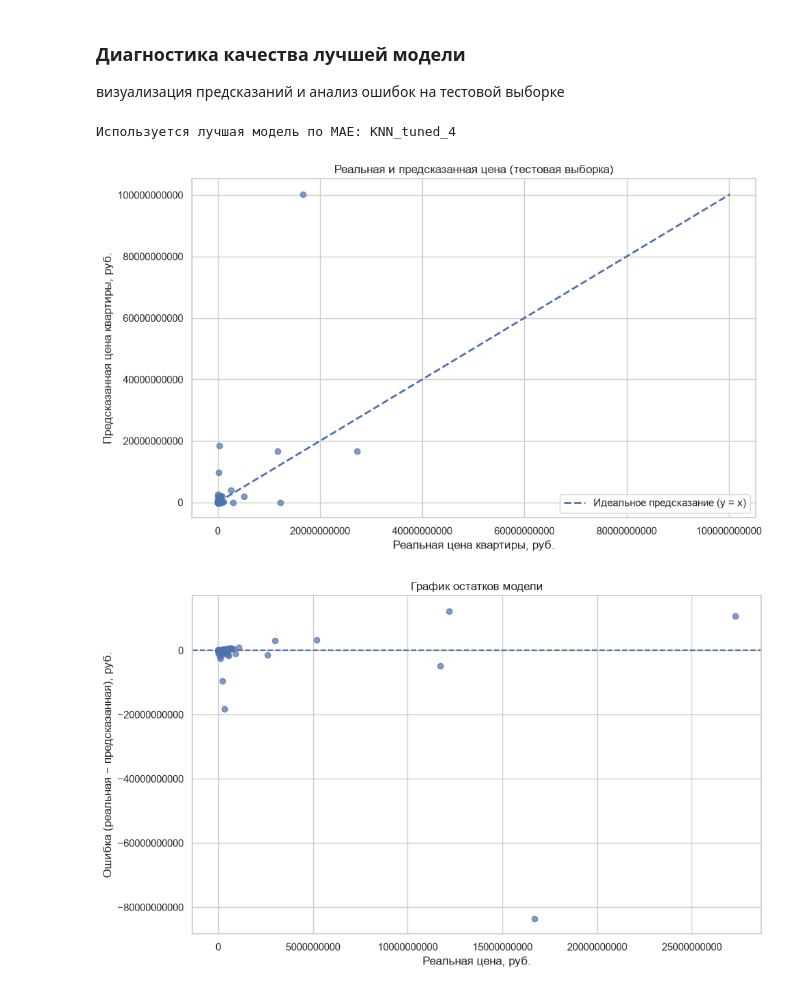
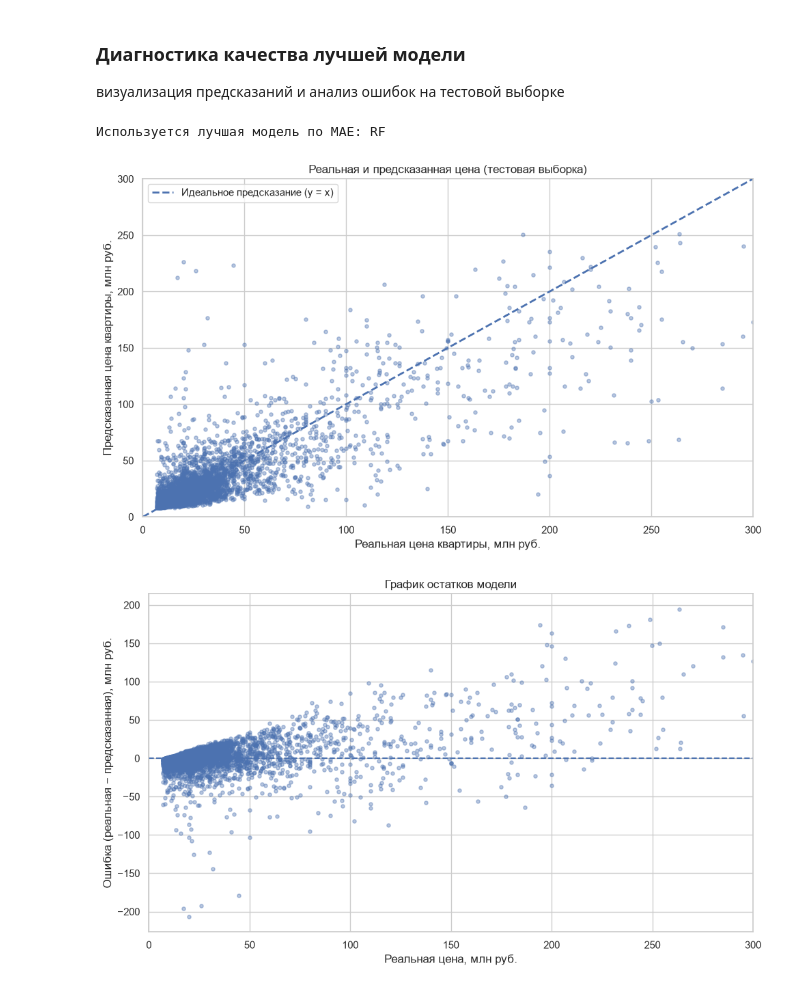
Before and after one commit to o-Anna-o/Prognosis_system, a Jupyter notebook: Prognosis_system.ipynb, the cells around one changed output. Drawn from its saved outputs; the diff is of its cells as text; code cells hidden in the pictures.

```diff
--- a/Prognosis_system.ipynb
+++ b/Prognosis_system.ipynb
@@ -681,6 +860,5 @@ display(regrMetricLogger.table())
 # %%
-# Сводная таблица метрик берётся напрямую из логгера (fast dict-версия)
-metrics_table = regrMetricLogger.table()
+# Сравнение предсказанных и реальных цен (в млн руб.)
 best_model_name = metrics_table['MAE'].idxmin()
 best_model = regr_models.get(best_model_name)
 if best_model is None and 'regr_models_grid' in globals():
@@ -691,11 +869,18 @@ if best_model is None:
 
 best_model.fit(regr_X_train, regr_Y_train)
 pred_test = best_model.predict(regr_X_test)
+
 comparison = pd.DataFrame({
-    'real_price_rub': regr_Y_test.to_numpy(),
-    'predicted_price_rub': pred_test.round(0)
+    'real_price_rub': regr_Y_test.to_numpy(dtype=float),
+    'predicted_price_rub': pred_test,
 })
-comparison['error_rub'] = comparison['real_price_rub'] - comparison['predicted_price_rub']
-print('Сравнение предсказанных и реальных цен (первые 10 объектов):')
-display(comparison.head(10))
+comparison['real_mln'] = comparison['real_price_rub'] / 1e6
+comparison['predicted_mln'] = comparison['predicted_price_rub'] / 1e6
+comparison['error_mln'] = comparison['real_mln'] - comparison['predicted_mln']
+
+# Информация об объектах тестовой выборки — для осмысленных подписей на графике
+test_info = df.loc[regr_Y_test.index, ['district', 'area', 'period_start_date']]
+
+print(f'Сравнение предсказанных и реальных цен (модель: {best_model_name}, первые 10 объектов):')
+display(comparison[['real_mln', 'predicted_mln', 'error_mln']].round(2).head(10))
 # %% [output]
@@ -740,52 +928,59 @@ else:
 ### Диагностика качества лучшей модели
 визуализация предсказаний и анализ ошибок на тестовой выборке
 # %%
-# Сводная таблица метрик берётся напрямую из логгера (fast dict-версия)
-metrics_table = regrMetricLogger.table()
+# Диагностика качества лучшей модели (все величины — в млн руб.)
 best_model_name = metrics_table['MAE'].idxmin()
 best_model = regr_models.get(best_model_name)
 if best_model is None and 'regr_models_grid' in globals():
     best_model = regr_models_grid.get(best_model_name)
 
 print(f'\nИспользуется лучшая модель по MAE: {best_model_name}')
 best_model.fit(regr_X_train, regr_Y_train)
 pred_test = best_model.predict(regr_X_test)
 comparison = pd.DataFrame({
-    'real_price': regr_Y_test.to_numpy(),
-    'predicted_price': pred_test,
-    'error': regr_Y_test.to_numpy() - pred_test
+    'real_mln': regr_Y_test.to_numpy(dtype=float) / 1e6,
+    'predicted_mln': np.asarray(pred_test, dtype=float) / 1e6,
 })
-comparison['error_pct'] = comparison['error'].abs() / comparison['real_price'].replace(0, np.nan) * 100
+comparison['error_mln'] = comparison['real_mln'] - comparison['predicted_mln']
+comparison['error_pct'] = comparison['error_mln'].abs() / comparison['real_mln'].replace(0, np.nan) * 100
+
+AXIS_LIMIT_MLN = 300  # шкала графиков — до 300 млн руб.
 
 plt.figure(figsize=(10, 6))
-plt.scatter(comparison['real_price'], comparison['predicted_price'], alpha=0.7)
-low = min(comparison['real_price'].min(), comparison['predicted_price'].min())
-high = max(comparison['real_price'].max(), comparison['predicted_price'].max())
-plt.plot([low, high], [low, high], linestyle='--', linewidth=2, label='Идеальное предсказание (y = x)')
-plt.xlabel('Реальная цена квартиры, руб.')
-plt.ylabel('Предсказанная цена квартиры, руб.')
+plt.scatter(comparison['real_mln'], comparison['predicted_mln'], alpha=0.4, s=14)
+plt.plot([0, AXIS_LIMIT_MLN], [0, AXIS_LIMIT_MLN], linestyle='--', linewidth=2, label='Идеальное предсказание (y = x)')
+plt.xlim(0, AXIS_LIMIT_MLN)
+plt.ylim(0, AXIS_LIMIT_MLN)
+plt.xlabel('Реальная цена квартиры, млн руб.')
+plt.ylabel('Предсказанная цена квартиры, млн руб.')
 plt.title('Реальная и предсказанная цена (тестовая выборка)')
-plt.ticklabel_format(style='plain', axis='both')
 plt.legend(); plt.grid(True); plt.tight_layout(); plt.show()
 
 plt.figure(figsize=(10, 6))
-plt.scatter(comparison['real_price'], comparison['error'], alpha=0.7)
+plt.scatter(comparison['real_mln'], comparison['error_mln'], alpha=0.4, s=14)
 plt.axhline(y=0, linestyle='--')
-plt.xlabel('Реальная цена, руб.')
-plt.ylabel('Ошибка (реальная − предсказанная), руб.')
+plt.xlim(0, AXIS_LIMIT_MLN)
+plt.xlabel('Реальная цена, млн руб.')
+plt.ylabel('Ошибка (реальная − предсказанная), млн руб.')
 plt.title('График остатков модели')
-plt.ticklabel_format(style='plain', axis='both')
 plt.grid(True); plt.tight_layout(); plt.show()
 
-print('\nСтатистика ошибок модели:')
-print(f"MAE = {comparison['error'].abs().mean():,.2f} руб.")
-print(f"Максимальная абсолютная ошибка = {comparison['error'].abs().max():,.2f} руб.")
-print(f"Средняя ошибка = {comparison['error'].mean():,.2f} руб.")
+print('\nСтатистика ошибок модели (в млн руб.):')
+print(f"MAE = {comparison['error_mln'].abs().mean():.2f} млн руб.")
+print(f"Максимальная абсолютная ошибка = {comparison['error_mln'].abs().max():.2f} млн руб.")
+print(f"Средняя ошибка = {comparison['error_mln'].mean():.2f} млн руб.")
 print('\nОтносительные показатели:')
 print(f"MAPE = {comparison['error_pct'].mean():.2f}%")
-print(f"Доля прогнозов с ошибкой < 10% = {(comparison['error_pct'] < 10).mean() * 100:.1f}%")
-print(f"Доля прогнозов с ошибкой < 15% = {(comparison['error_pct'] < 15).mean() * 100:.1f}%")
+
+# Отдельный вывод точности прогнозов (accuracy)
+print('\nТочность прогнозов (accuracy):')
+for tol in (10, 15, 20, 25):
+    acc = (comparison['error_pct'] < tol).mean() * 100
+    print(f'Accuracy ±{tol}%        = {acc:.1f}% прогнозов')
+for tol_mln in (1, 3, 5):
+    acc = (comparison['error_mln'].abs() <= tol_mln).mean() * 100
+    print(f'Accuracy ±{tol_mln} млн руб. = {acc:.1f}% прогнозов')
 # %% [output]
-Используется лучшая модель по MAE: KNN_tuned_4
+Используется лучшая модель по MAE: RF
-[figure, old version]
+[figure, new version]
-[figure, old version]
+[figure, new version]
```
Also changed, not shown: parts of 32 cells of this notebook.
